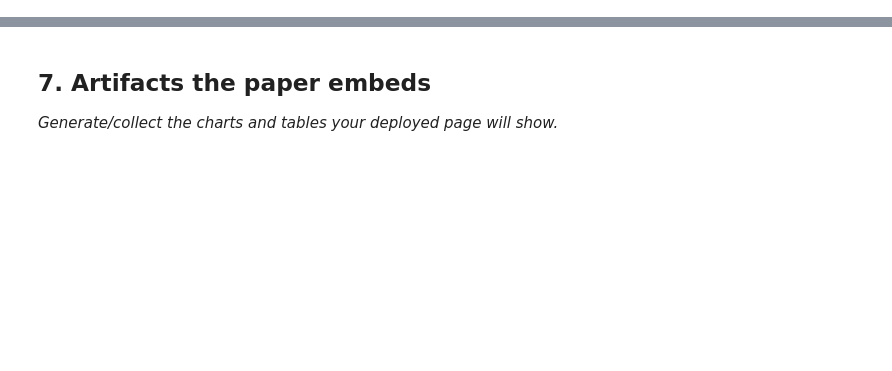
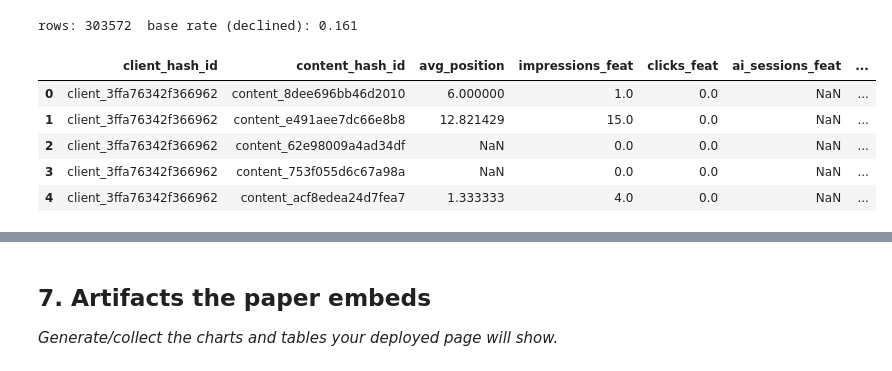
Before and after one commit to Avinish4945/flyRank, a Jupyter notebook: work/notebooks/capstone.ipynb, the cells around one changed output, grey strips where cells are left out. Saved outputs shown, nothing was run; the diff lists cells and outputs as text; code cells hidden in the pictures; blank space fills up the shorter version.

```diff
--- a/work/notebooks/capstone.ipynb
+++ b/work/notebooks/capstone.ipynb
@@ -32,0 +58,10 @@ This skeleton is yours to fill. Work the sections **in order** — each one has
+# %%
+from huggingface_hub import HfApi
+
+api = HfApi(token=hf_token)
+files = api.list_repo_files("FlyRank/internship-warehouse", repo_type="dataset")
+
+# Show every file path so we stop guessing
+for f in files:
+    if "dim_clients" in f or "dim_content" in f:
+        print(f)
@@ -32,0 +136,39 @@ This skeleton is yours to fill. Work the sections **in order** — each one has
+# %%
+import pandas as pd
+
+# Build the feature table (feature window only).
+features_sql = f"""
+    SELECT
+        client_hash_id, content_hash_id,
+        AVG(gsc_avg_position) AS avg_position,
+        SUM(gsc_impressions) AS impressions_feat,
+        SUM(gsc_clicks) AS clicks_feat,
+        SUM(sessions_ai) AS ai_sessions_feat
+    FROM ({month_union(feat_months)})
+    GROUP BY 1, 2
+"""
+features_df = con.sql(features_sql).df()
+
+# Build the label table (label window only) -- strictly later dates.
+label_sql = f"""
+    SELECT client_hash_id, content_hash_id, SUM(gsc_impressions) AS impressions_label
+    FROM ({month_union(label_months)})
+    GROUP BY 1, 2
+"""
+label_df = con.sql(label_sql).df()
+
+df = features_df.merge(label_df, on=["client_hash_id", "content_hash_id"], how="inner")
+monthly_avg_feat = df["impressions_feat"] / len(feat_months)
+monthly_avg_label = df["impressions_label"] / len(label_months)
+df["declined"] = (monthly_avg_label < monthly_avg_feat * 0.8).astype(int)
+
+print("rows:", len(df), " base rate (declined):", round(df["declined"].mean(), 3))
+df.head()
+# %% [output]
+rows: 303572  base rate (declined): 0.161
+|  | client_hash_id | content_hash_id | avg_position | impressions_feat | clicks_feat | ai_sessions_feat | ... |
+| 0 | client_3ffa76342f366962 | content_8dee696bb46d2010 | 6.000000 | 1.0 | 0.0 | NaN | ... |
+| 1 | client_3ffa76342f366962 | content_e491aee7dc66e8b8 | 12.821429 | 15.0 | 0.0 | NaN | ... |
+| 2 | client_3ffa76342f366962 | content_62e98009a4ad34df | NaN | 0.0 | 0.0 | NaN | ... |
+| 3 | client_3ffa76342f366962 | content_753f055d6c67a98a | NaN | 0.0 | 0.0 | NaN | ... |
+| 4 | client_3ffa76342f366962 | content_acf8edea24d7fea7 | 1.333333 | 4.0 | 0.0 | NaN | ... |
```
Also changed, not shown: parts of 23 cells of this notebook.
